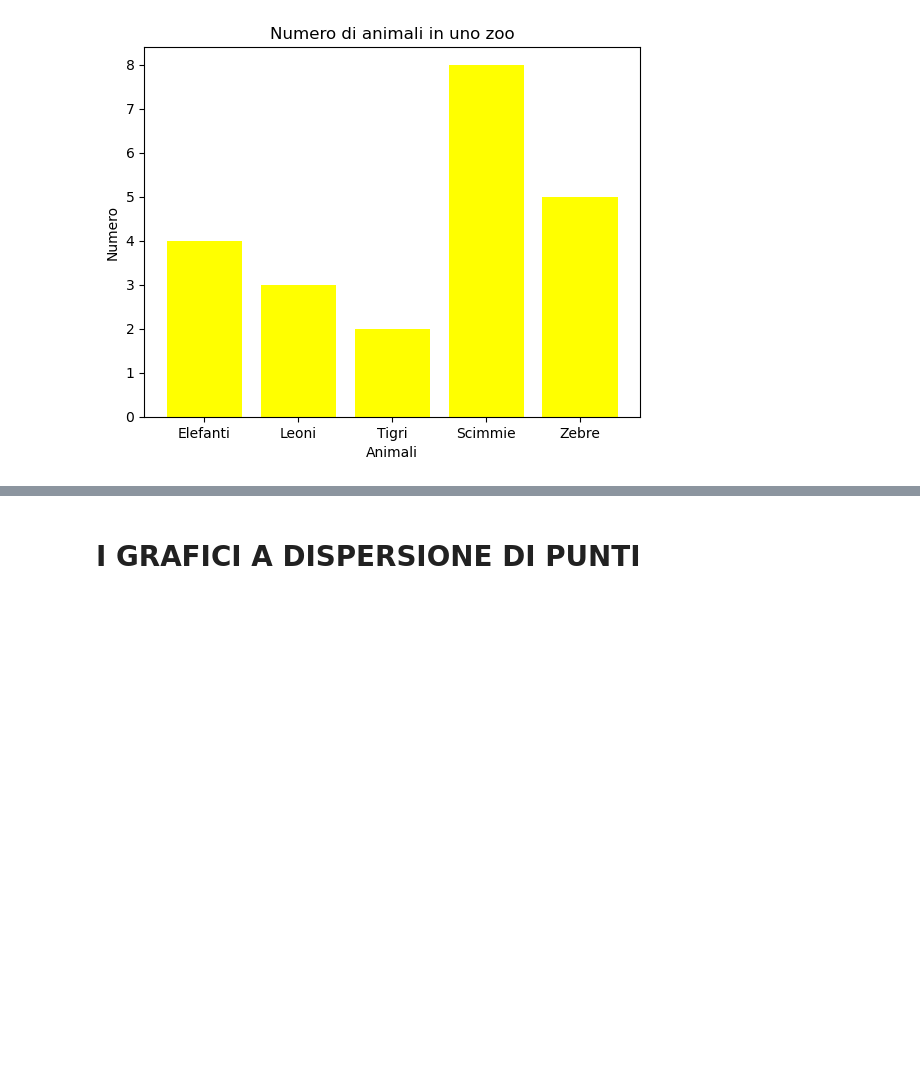
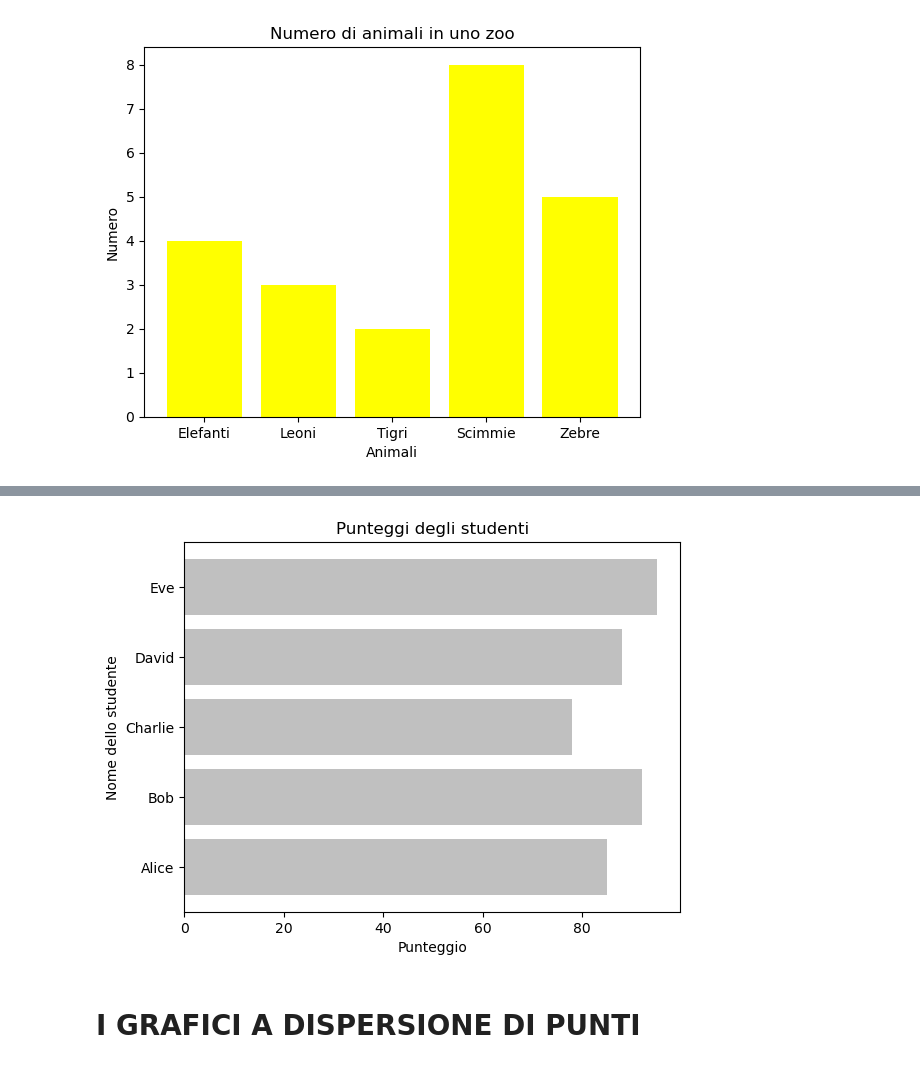
Before and after one commit to Istituto-freudinttheprodev/Python-ROBOTICA-E-AI, a Jupyter notebook: Es. 3 (i grafici).ipynb, the cells around one changed output, grey strips where cells are left out. Cells and saved outputs as stored; diff of their text form; code cells hidden in the pictures; blank space fills up the shorter version.

```diff
--- a/Es. 3 (i grafici).ipynb
+++ b/Es. 3 (i grafici).ipynb
@@ -44,3 +72,11 @@ plt.show()
+# %%
+plt.barh(df['Nome dello studente'], df['Punteggio'], color='silver')#si può richiamare il dataframe se lo si ha già runnato prima
+plt.title('Punteggi degli studenti')
+plt.xlabel('Punteggio')
+plt.ylabel('Nome dello studente')
+plt.show()
+# %% [output]
+[figure, added]
 # %% [markdown]
 # I GRAFICI A DISPERSIONE DI PUNTI
 # %%
```
Also changed, not shown: parts of 12 cells of this notebook.
